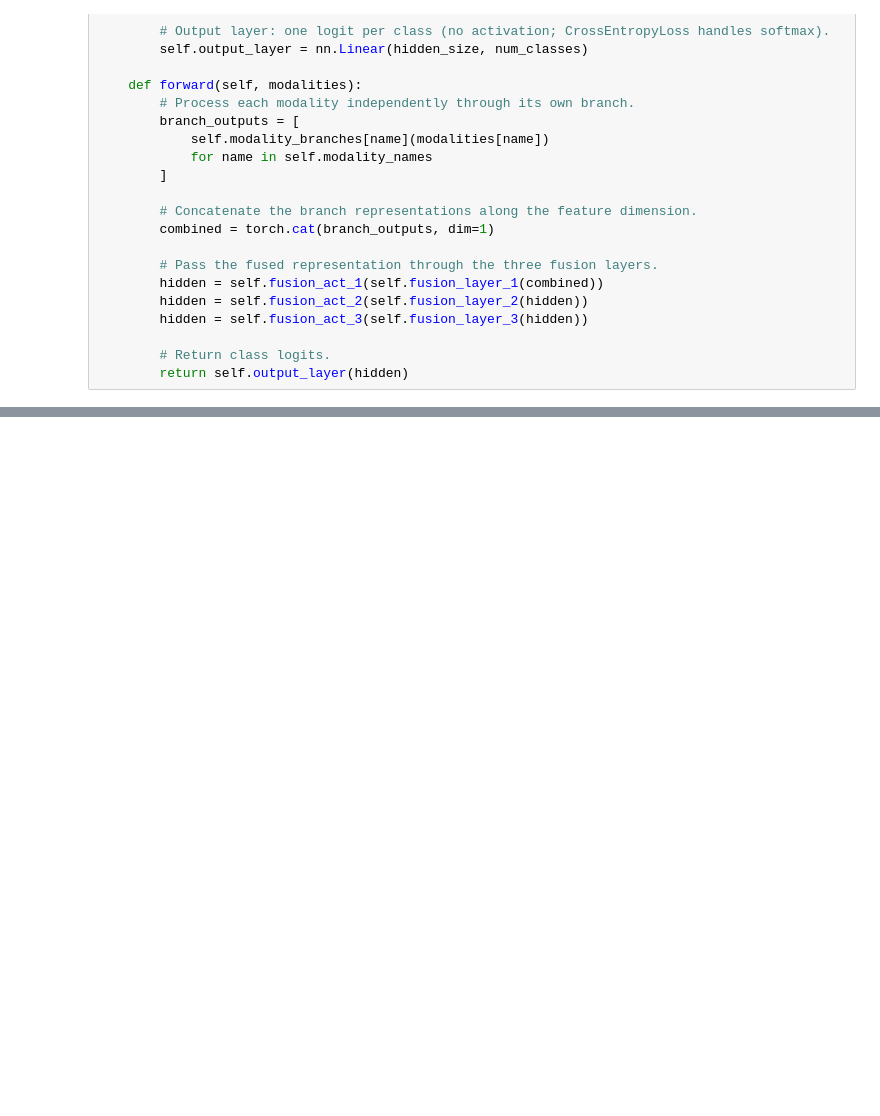
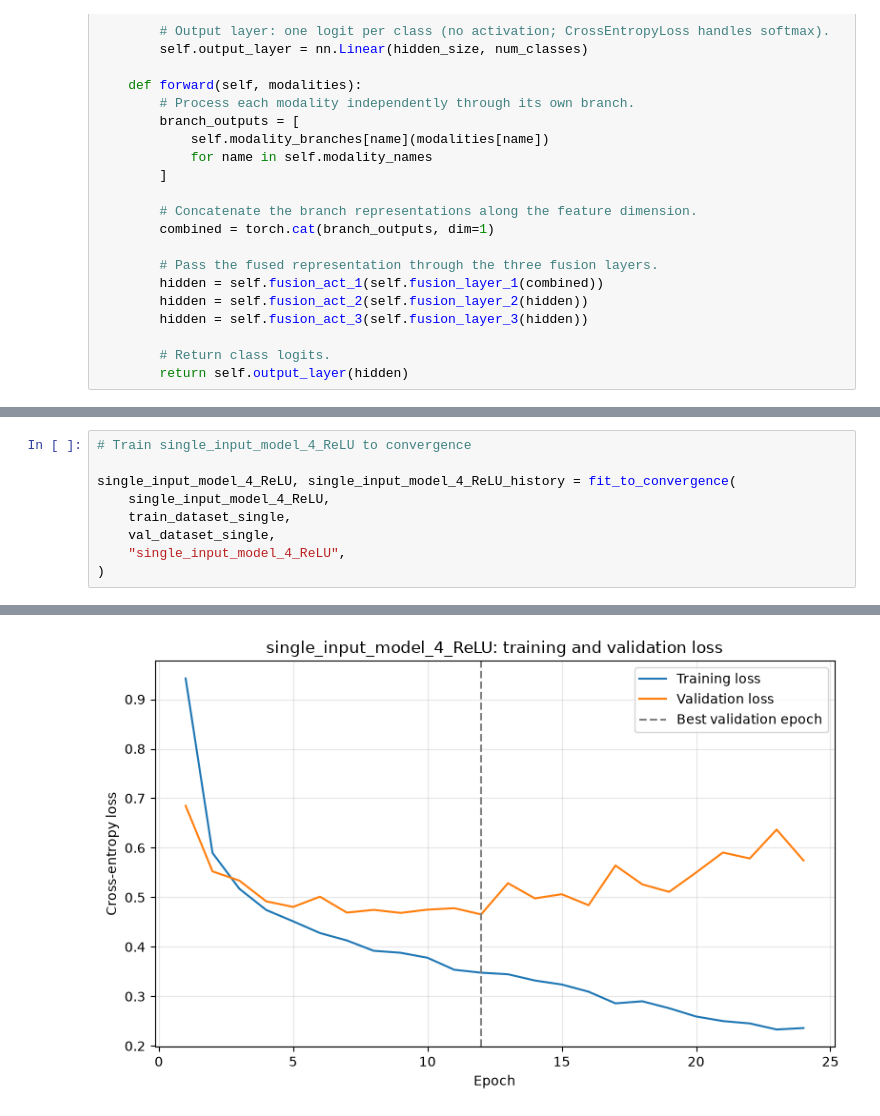
Before and after one commit to Lu-Rin-e/CS5324-Machine-Learning-Labs, a Jupyter notebook: Lab3.ipynb, the cells around one changed output, grey strips where cells are left out. Cells and saved outputs as stored; diff of their text form; blank space fills up the shorter version.

```diff
--- a/Lab3.ipynb
+++ b/Lab3.ipynb
@@ -790,0 +1294,10 @@ AttributeError: 'MultiModalAnimeModel2Tanh' object has no attribute 'fusion_relu
+# %%
+# Train single_input_model_4_ReLU to convergence
+
+single_input_model_4_ReLU, single_input_model_4_ReLU_history = fit_to_convergence(
+    single_input_model_4_ReLU,
+    train_dataset_single,
+    val_dataset_single,
+    "single_input_model_4_ReLU",
+)
+# %% [output]
@@ -790,0 +1321 @@ AttributeError: 'MultiModalAnimeModel2Tanh' object has no attribute 'fusion_relu
+[figure, added]
```
Also changed, not shown: parts of 24 cells of this notebook.
